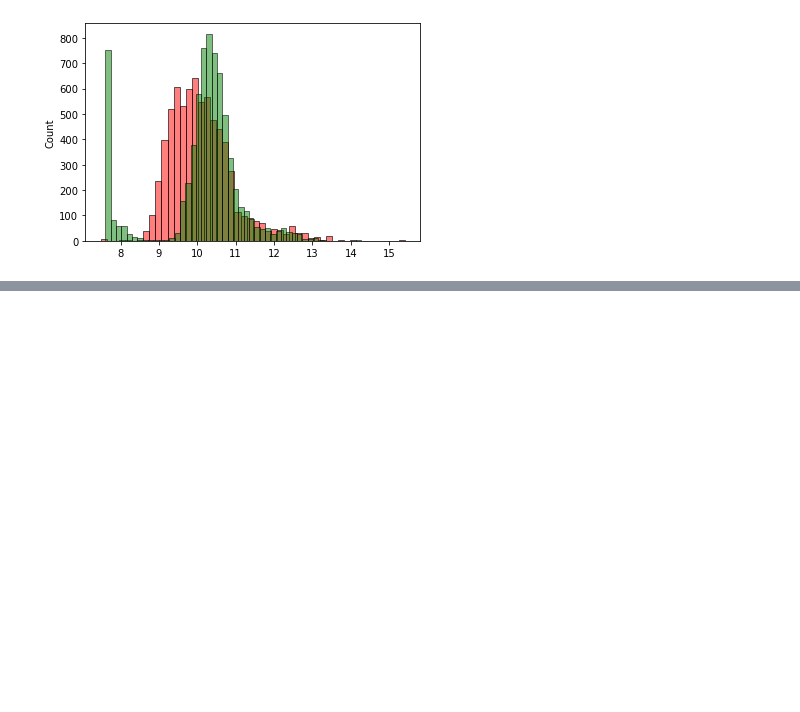
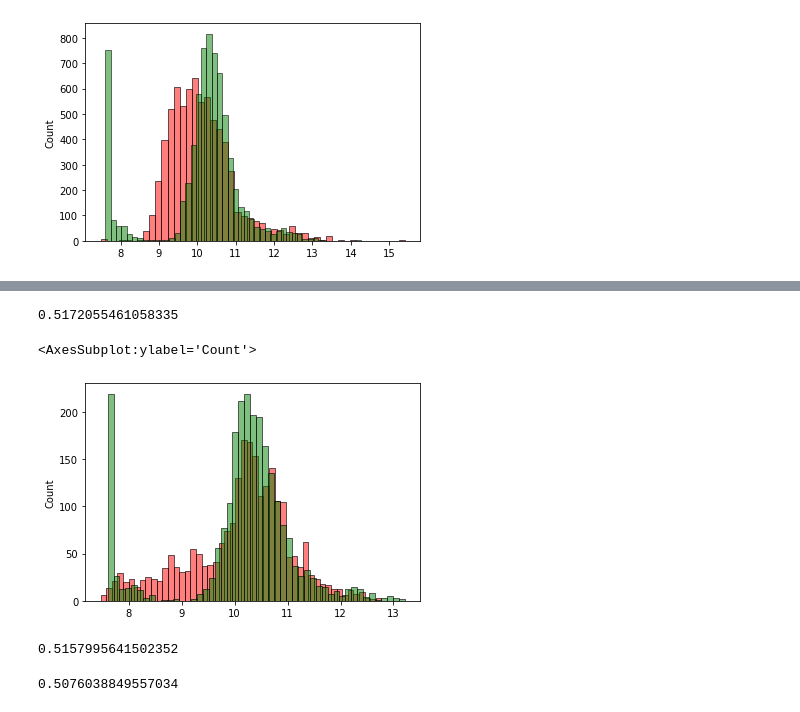
Before and after one commit to Debere1/ML_Course, a Jupyter notebook: 2. regression/car prediction.ipynb, the cells around one changed output, grey strips where cells are left out. Saved outputs shown, nothing was run; the diff lists cells and outputs as text; code cells hidden in the pictures; blank space fills up the shorter version.

```diff
--- a/2. regression/car prediction.ipynb
+++ b/2. regression/car prediction.ipynb
@@ -228,0 +241,11 @@ sns.histplot(y_train, color='green', alpha = 0.5, bins = 50)
+# %%
+base = ['engine_hp','engine_cylinders','highway_mpg', 'city_mpg', 'popularity' ]
+X_train = df_train[base].fillna(0).values
+w0, w = train_linear_regession(X_train, y_train)
+y_pred = w0 + X_train.dot(w)
+# %%
+def prepare_X(df):
+    df_num = df[base]
+    df_num = df_num.fillna(0)
+    X = df_num.values
+    return X
@@ -228,0 +281,28 @@ sns.histplot(y_train, color='green', alpha = 0.5, bins = 50)
+# %%
+def prepare_X(df):
+    df = df.copy()
+
+    df['age'] = 2017 - df.year
+    features = base + ['age']
+    df_num = df[features]
+    df_num = df_num.fillna(0)
+    X = df_num.values
+    return X
+# %%
+# Train the datatset
+X_train = prepare_X(df_train)
+w0, w = train_linear_regession(X_train, y_train)
+
+#Validate the dataset
+X_val = prepare_X(df_val)
+y_pred = w0 + X_val.dot(w)
+
+rmse(y_val, y_pred)
+# %% [output]
+0.5172055461058335
+# %%
+sns.histplot(y_pred, color='red', alpha = 0.5, bins = 50)
+sns.histplot(y_val, color='green', alpha = 0.5, bins = 50)
+# %% [output]
+<AxesSubplot:ylabel='Count'>
+[figure, added]
@@ -228,0 +325,12 @@ sns.histplot(y_train, color='green', alpha = 0.5, bins = 50)
+# %%
+# Train the datatset
+X_train = prepare_X(df_train)
+w0, w = train_linear_regession(X_train, y_train)
+
+#Validate the dataset
+X_val = prepare_X(df_val)
+y_pred = w0 + X_val.dot(w)
+
+rmse(y_val, y_pred)
+# %% [output]
+0.5157995641502352
@@ -228,0 +359,12 @@ sns.histplot(y_train, color='green', alpha = 0.5, bins = 50)
+# %%
+# Train the datatset
+X_train = prepare_X(df_train)
+w0, w = train_linear_regession(X_train, y_train)
+
+#Validate the dataset
+X_val = prepare_X(df_val)
+y_pred = w0 + X_val.dot(w)
+
+rmse(y_val, y_pred)
+# %% [output]
+0.5076038849557034
```
Also changed, not shown: parts of 37 cells of this notebook, 3 other files.
